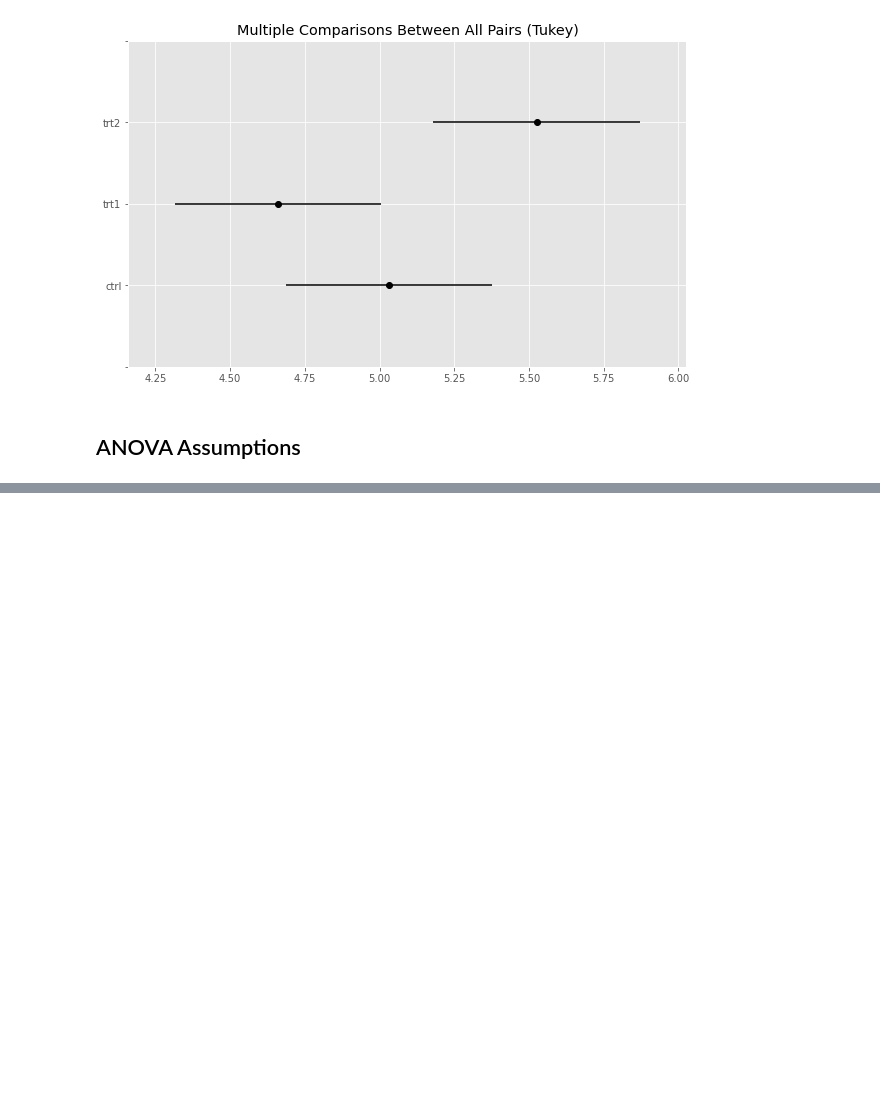
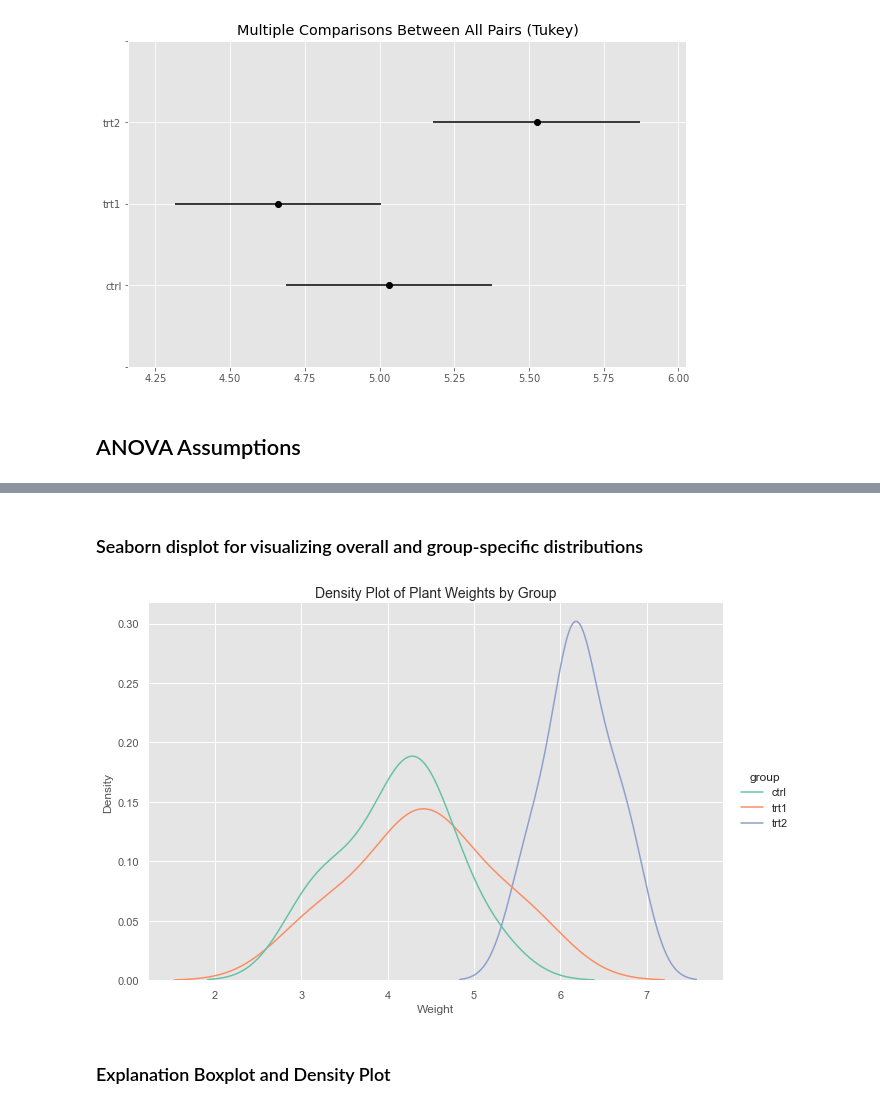
Before and after one commit to Samjean2020/applied_statistics24_25, a Jupyter notebook: project.ipynb, the cells around one changed output, grey strips where cells are left out. Saved outputs shown, nothing was run; the diff lists cells and outputs as text; code cells hidden in the pictures; blank space fills up the shorter version.

```diff
--- a/project.ipynb
+++ b/project.ipynb
@@ -1067,0 +1403,13 @@ group1 group2 meandiff p-adj   lower  upper  reject
+# %% [markdown]
+### Seaborn displot for visualizing overall and group-specific distributions
+# %%
+# Seaborn displot for visualizing overall and group-specific distributions
+sns.displot(data, x='weight', hue='group', kind='kde', height=6, aspect=1.5, palette='Set2')
+plt.title('Density Plot of Plant Weights by Group', fontsize=14)
+plt.xlabel('Weight', fontsize=12)
+plt.ylabel('Density', fontsize=12)
+plt.show()
+# %% [output]
+[figure, added]
+# %% [markdown]
+### Explanation Boxplot and Density Plot
```
Also changed, not shown: parts of 94 cells of this notebook.
